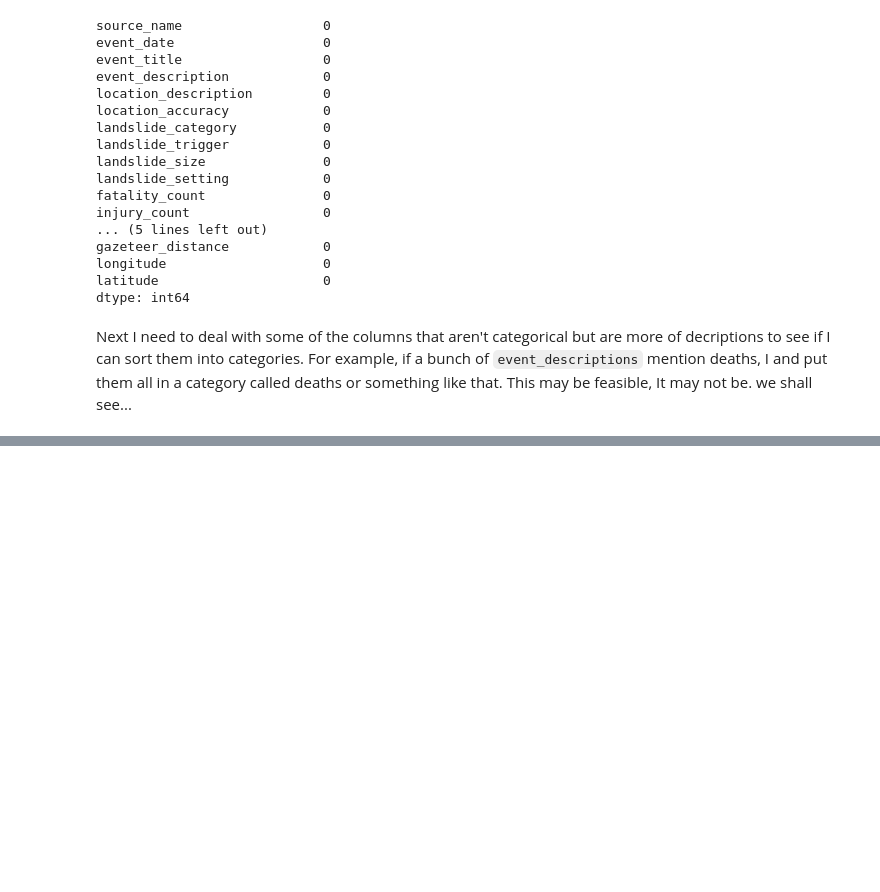
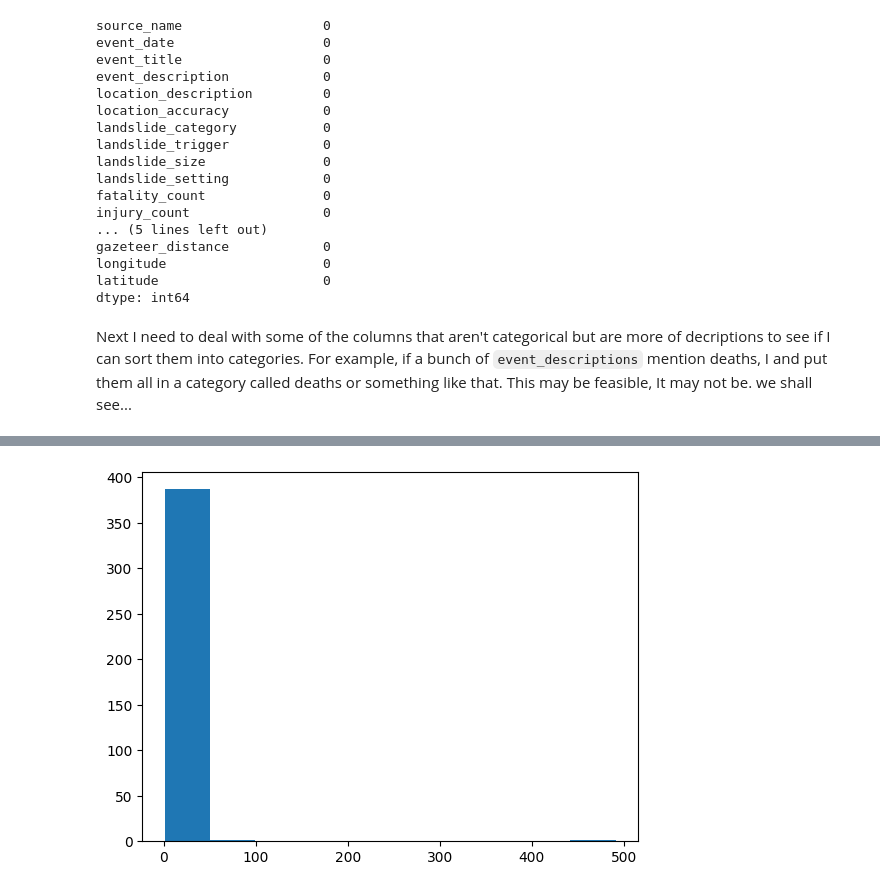
Before and after one commit to rsfellman/ST558FinalProject, a Jupyter notebook: cleaning_and_eda.ipynb, the cells around one changed output, grey strips where cells are left out. Saved outputs shown, nothing was run; the diff lists cells and outputs as text; code cells hidden in the pictures; blank space fills up the shorter version.

```diff
--- a/cleaning_and_eda.ipynb
+++ b/cleaning_and_eda.ipynb
@@ -316,0 +421,5 @@ ModuleNotFoundError: No module named 'spacy'
+# %%
+#fix landslide size
+deaths_unknown['landslide_size'] = deaths_unknown['landslide_size'].map(replace_map)
+# %%
+unknown_preds = pipeline.predict(deaths_unknown)
@@ -316,0 +430,6 @@ ModuleNotFoundError: No module named 'spacy'
+# %%
+deaths_unknown['preds'] = unknown_preds
+fatality_unknown = deaths_unknown[deaths_unknown['preds']==1]
+fatality_unknown= fatality_unknown.drop(columns='preds')
+# %%
+fat_unknown_preds = pipeline.predict(fatality_unknown)
@@ -316,0 +438,5 @@ ModuleNotFoundError: No module named 'spacy'
+# %%
+plt.hist(fat_unknown_preds)
+plt.show()
+# %% [output]
+[figure, added]
```
Also changed, not shown: parts of 42 cells of this notebook, 7 other files.
